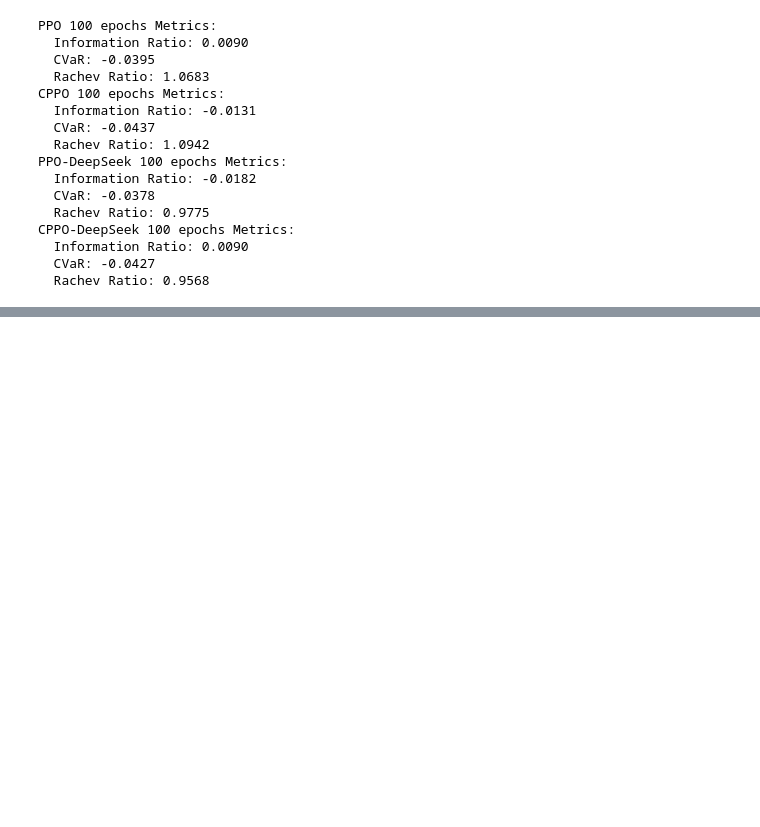
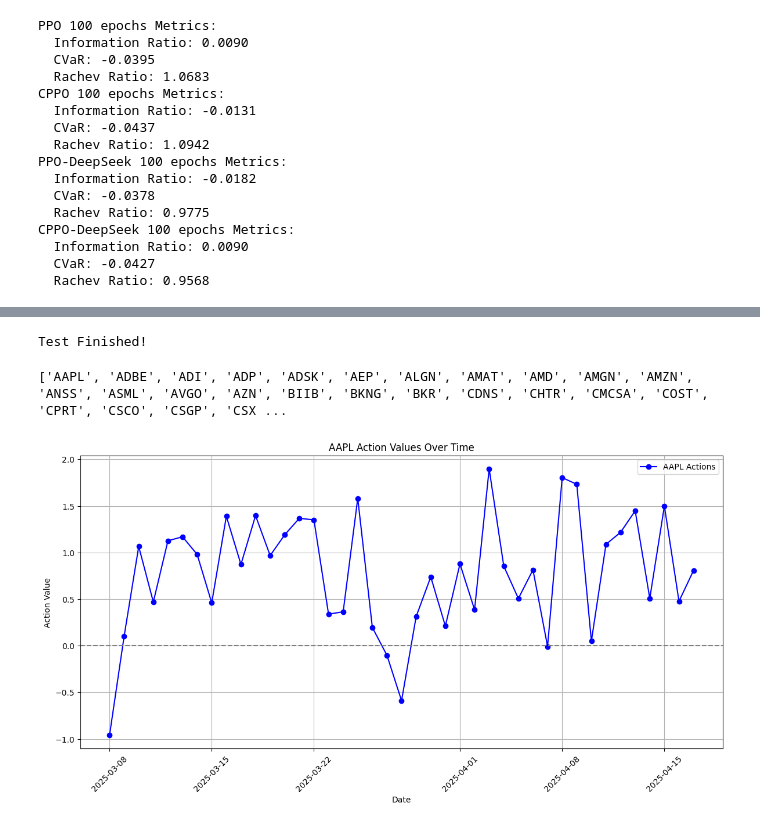
Before and after one commit to siren7075/AOC2023, a Jupyter notebook: TradingAgentFinRl.ipynb, the cells around one changed output, grey strips where cells are left out. Cells and saved outputs as stored; diff of their text form; code cells hidden in the pictures; blank space fills up the shorter version.

Commit message:
real time

```diff
--- a/TradingAgentFinRl.ipynb
+++ b/TradingAgentFinRl.ipynb
@@ -1086,0 +1165,49 @@ MLPActorCritic(
+# %%
+desired_order = ['date', 'tic', 'close', 'high', 'low', 'open', 'volume', 'day',
+                 'macd', 'boll_ub', 'boll_lb', 'rsi_30', 'cci_30', 'dx_30',
+                 'close_30_sma', 'close_60_sma', 'vix', 'turbulence']
+processed = processed[desired_order]
+
+# Create a new index based on unique dates
+unique_dates = processed['date'].unique()
+date_to_idx = {date: idx for idx, date in enumerate(unique_dates)}
+
+# Create new index based on the date mapping
+processed['new_idx'] = processed['date'].map(date_to_idx)
+
+# Set this as the index
+processed = processed.set_index('new_idx')
+
+e_trade_gym_60d = StockTradingEnv(df = processed, turbulence_threshold = 70,risk_indicator_col='vix', **env_kwargs)
+
+df_assets_ppo_60d, df_account_value_ppo_60d, df_actions_ppo_60d, df_portfolio_distribution_ppo_60d = DRL_prediction(act=loaded_ppo, environment=e_trade_gym_60d)
+# %% [output]
+Test Finished!
+# %%
+print(stock_list)
+
+import matplotlib.pyplot as plt
+import pandas as pd
+
+# Assuming df_actions_ppo is available and aapl_actions is extracted
+aapl_actions = [action[0] for action in df_actions_ppo]
+
+# Create a date range starting from March 8
+start_date = pd.to_datetime("2025-03-08")  # Adjust the year if necessary
+date_range = pd.date_range(start=start_date, periods=len(aapl_actions), freq='D')
+
+# Plot the AAPL actions with dates on the x-axis
+plt.figure(figsize=(12, 6))
+plt.plot(date_range, aapl_actions, marker='o', linestyle='-', color='blue', label='AAPL Actions')
+plt.axhline(y=0, color='gray', linestyle='--')
+plt.title("AAPL Action Values Over Time")
+plt.xlabel("Date")
+plt.ylabel("Action Value")
+plt.legend()
+plt.grid(True)
+plt.tight_layout()
+plt.xticks(rotation=45)  # Rotate x-axis labels for better readability
+plt.show()
+# %% [output]
+['AAPL', 'ADBE', 'ADI', 'ADP', 'ADSK', 'AEP', 'ALGN', 'AMAT', 'AMD', 'AMGN', 'AMZN', 'ANSS', 'ASML', 'AVGO', 'AZN', 'BIIB', 'BKNG', 'BKR', 'CDNS', 'CHTR', 'CMCSA', 'COST', 'CPRT', 'CSCO', 'CSGP', 'CSX ...
+[figure, added]
```
Also changed, not shown: parts of 8 cells of this notebook.
